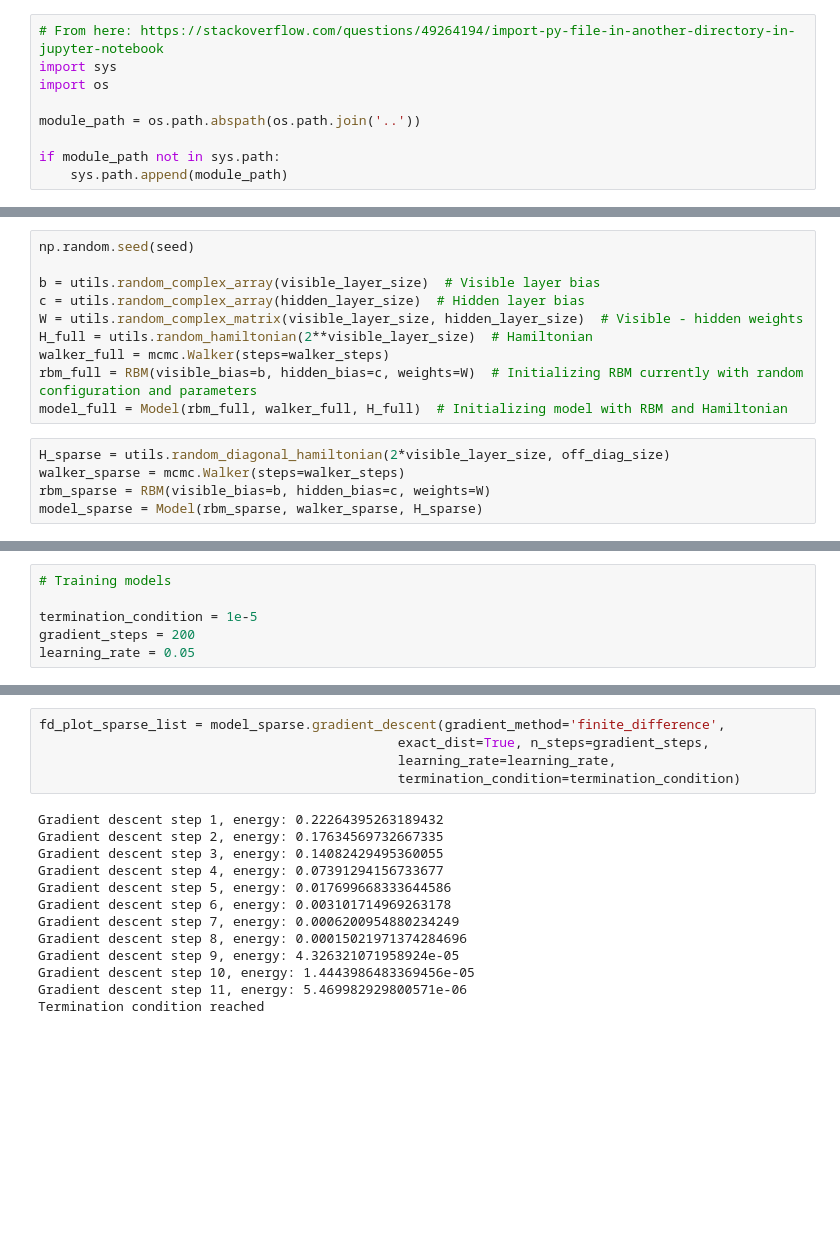
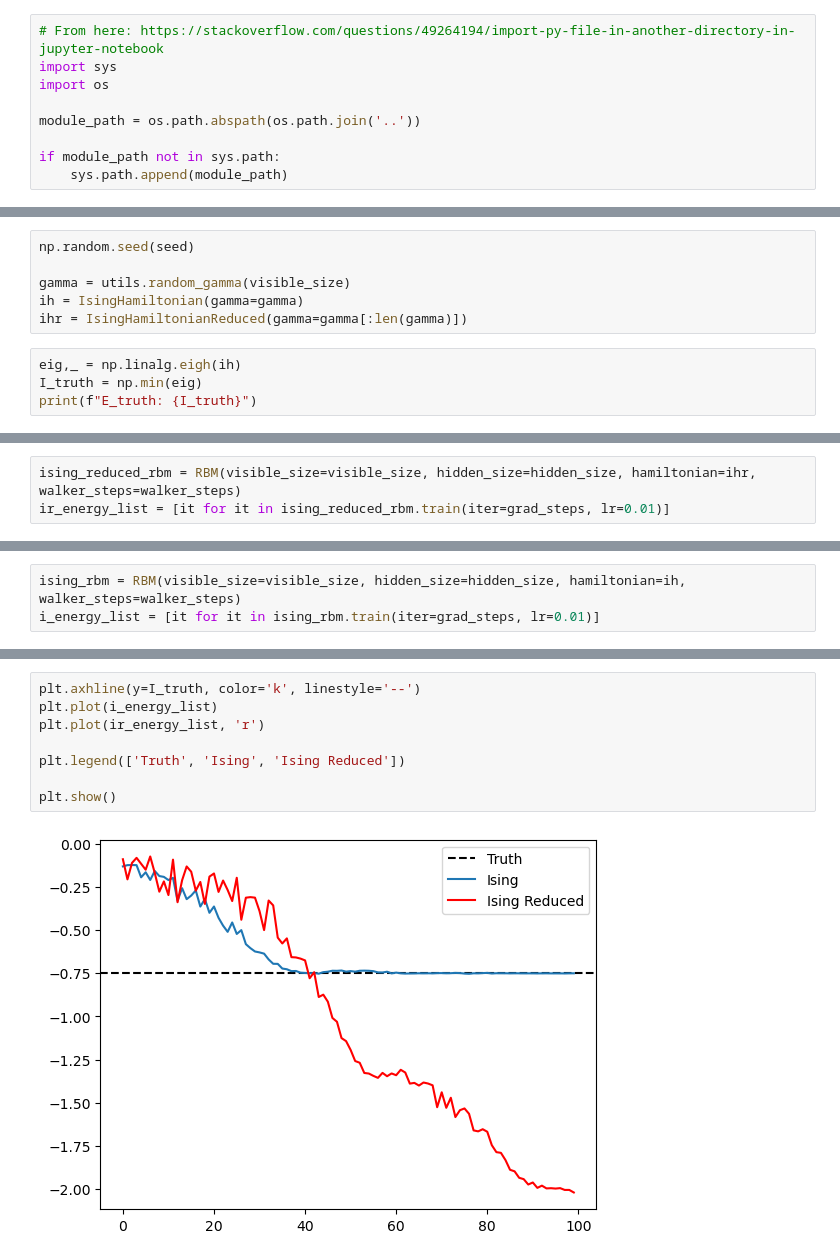
Before and after one commit to Overskott/Neural-quantum-states-from-a-computational-perspective, a Jupyter notebook: notebooks/Speed test with sparse H.ipynb, the cells around one changed output, grey strips where cells are left out. Drawn from its saved outputs; the diff is of its cells as text; blank space fills up the shorter version.

Commit message:
bugs with ising hamiltonian reduced

```diff
--- a/notebooks/Speed test with sparse H.ipynb
+++ b/notebooks/Speed test with sparse H.ipynb
@@ -28,15 +27,10 @@ off_diag_size = 1
 # %%
 np.random.seed(seed)
 
-b = utils.random_complex_array(visible_layer_size)  # Visible layer bias
-c = utils.random_complex_array(hidden_layer_size)  # Hidden layer bias
-W = utils.random_complex_matrix(visible_layer_size, hidden_layer_size)  # Visible - hidden weights
-H_full = utils.random_hamiltonian(2**visible_layer_size)  # Hamiltonian
-walker_full = mcmc.Walker(steps=walker_steps)
-rbm_full = RBM(visible_bias=b, hidden_bias=c, weights=W)  # Initializing RBM currently with random configuration and parameters
-model_full = Model(rbm_full, walker_full, H_full)  # Initializing model with RBM and Hamiltonian
+gamma = utils.random_gamma(visible_size)
+ih = IsingHamiltonian(gamma=gamma)
+ihr = IsingHamiltonianReduced(gamma=gamma[:len(gamma)])
 # %%
-H_sparse = utils.random_diagonal_hamiltonian(2*visible_layer_size, off_diag_size)
-walker_sparse = mcmc.Walker(steps=walker_steps)
-rbm_sparse = RBM(visible_bias=b, hidden_bias=c, weights=W)
-model_sparse = Model(rbm_sparse, walker_sparse, H_sparse)
+eig,_ = np.linalg.eigh(ih)
+I_truth = np.min(eig)
+print(f"E_truth: {I_truth}")
@@ -42,0 +39,3 @@ model_sparse = Model(rbm_sparse, walker_sparse, H_sparse)
+# %%
+ising_reduced_rbm = RBM(visible_size=visible_size, hidden_size=hidden_size, hamiltonian=ihr, walker_steps=walker_steps)
+ir_energy_list = [it for it in ising_reduced_rbm.train(iter=grad_steps, lr=0.01)]
@@ -43,6 +60,3 @@ model_sparse = Model(rbm_sparse, walker_sparse, H_sparse)
 # %%
-# Training models
-
-termination_condition = 1e-5
-gradient_steps = 200
-learning_rate = 0.05
+ising_rbm = RBM(visible_size=visible_size, hidden_size=hidden_size, hamiltonian=ih, walker_steps=walker_steps)
+i_energy_list = [it for it in ising_rbm.train(iter=grad_steps, lr=0.01)]
@@ -49,18 +81,10 @@ learning_rate = 0.05
 # %%
-fd_plot_sparse_list = model_sparse.gradient_descent(gradient_method='finite_difference',
-                                              exact_dist=True, n_steps=gradient_steps,
-                                              learning_rate=learning_rate,
-                                              termination_condition=termination_condition)
+plt.axhline(y=I_truth, color='k', linestyle='--')
+plt.plot(i_energy_list)
+plt.plot(ir_energy_list, 'r')
+
+plt.legend(['Truth', 'Ising', 'Ising Reduced'])
+
+plt.show()
 # %% [output]
-Gradient descent step 1, energy: 0.22264395263189432
-Gradient descent step 2, energy: 0.17634569732667335
-Gradient descent step 3, energy: 0.14082429495360055
-Gradient descent step 4, energy: 0.07391294156733677
-Gradient descent step 5, energy: 0.017699668333644586
-Gradient descent step 6, energy: 0.003101714969263178
-Gradient descent step 7, energy: 0.0006200954880234249
-Gradient descent step 8, energy: 0.00015021971374284696
-Gradient descent step 9, energy: 4.326321071958924e-05
-Gradient descent step 10, energy: 1.4443986483369456e-05
-Gradient descent step 11, energy: 5.469982929800571e-06
-Termination condition reached
+[figure, added]
```
Also changed, not shown: parts of 8 cells of this notebook, 5 other files.
